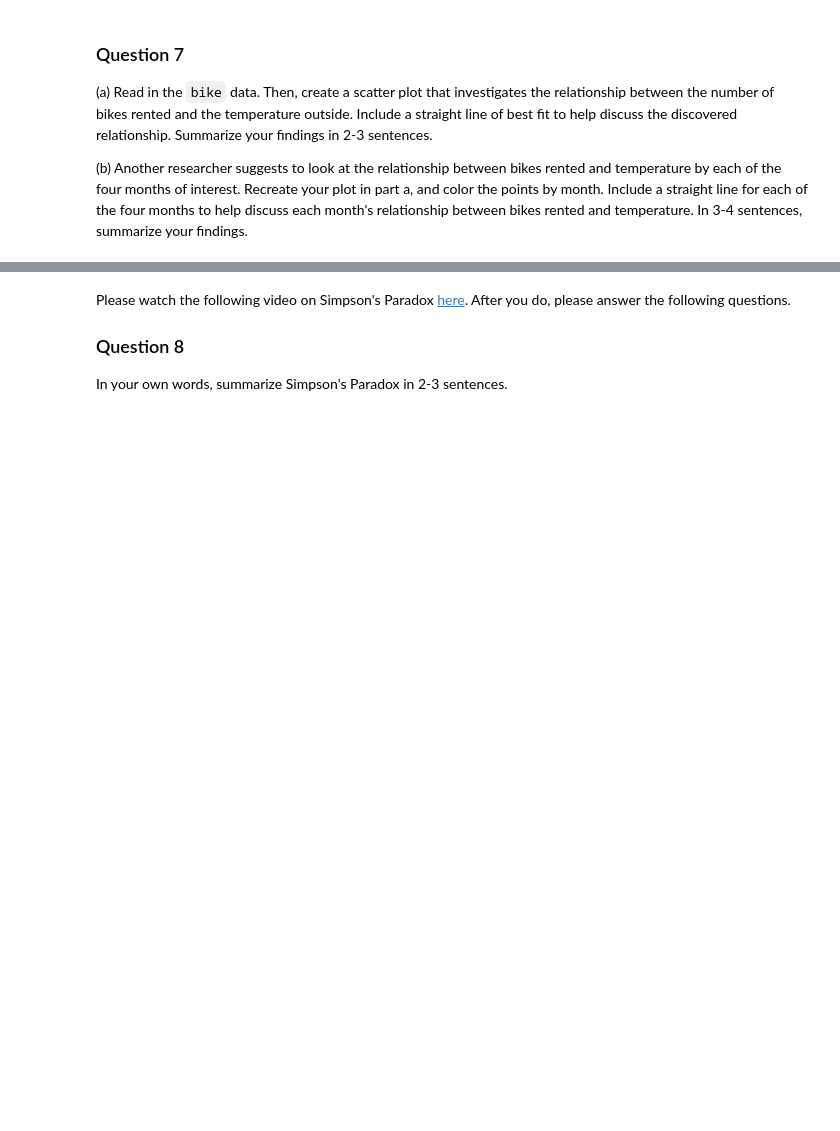
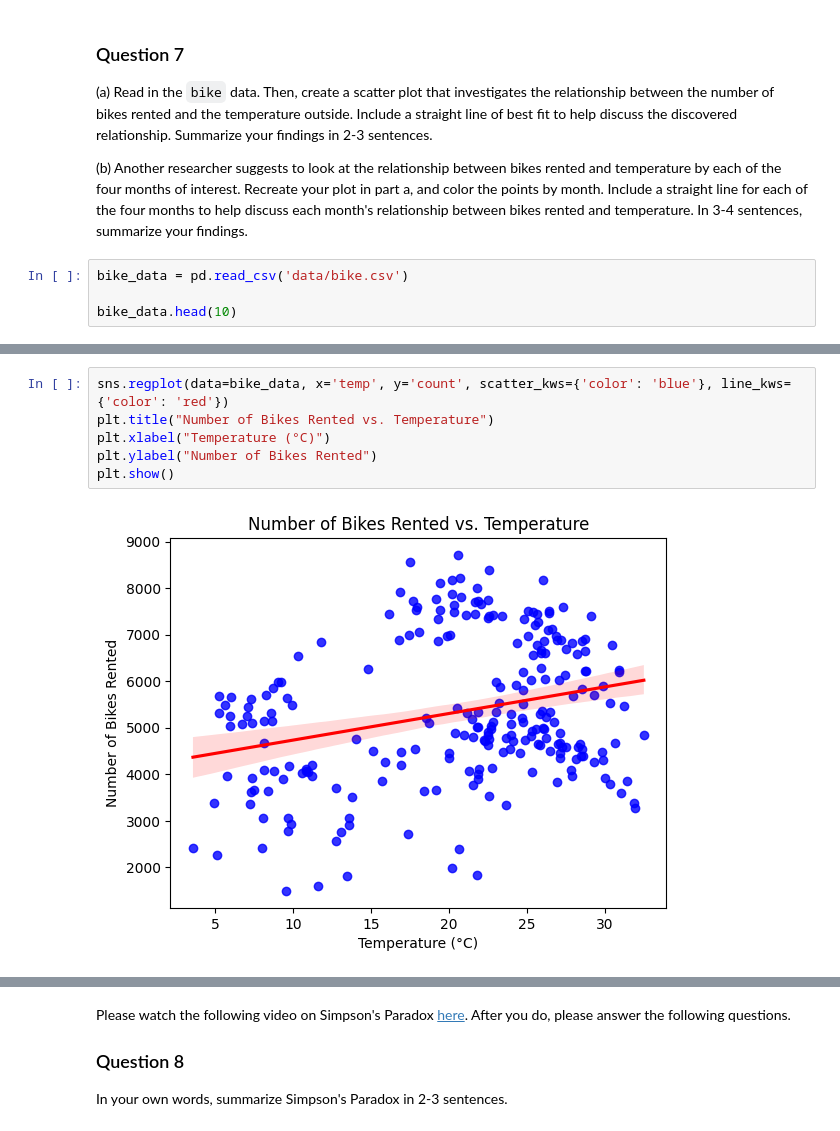
Before and after one commit to INFO-511-F24/lab-05-ChilePeppers, a Jupyter notebook: lab-5.ipynb, the cells around one changed output, grey strips where cells are left out. Drawn from its saved outputs; the diff is of its cells as text; blank space fills up the shorter version.

```diff
--- a/lab-5.ipynb
+++ b/lab-5.ipynb
@@ -373,3 +373,7 @@ Below is a list of variables and their definitions:
     Recreate your plot in part a, and color the points by month.
     Include a straight line for each of the four months to help discuss each month's relationship between bikes rented and temperature.
     In 3-4 sentences, summarize your findings.
+# %%
+bike_data = pd.read_csv('data/bike.csv')
+
+bike_data.head(10)
@@ -375,0 +409,8 @@ Below is a list of variables and their definitions:
+# %%
+sns.regplot(data=bike_data, x='temp', y='count', scatter_kws={'color': 'blue'}, line_kws={'color': 'red'})
+plt.title("Number of Bikes Rented vs. Temperature")
+plt.xlabel("Temperature (°C)")
+plt.ylabel("Number of Bikes Rented")
+plt.show()
+# %% [output]
+[figure, added]
```
Also changed, not shown: parts of 7 cells of this notebook.
